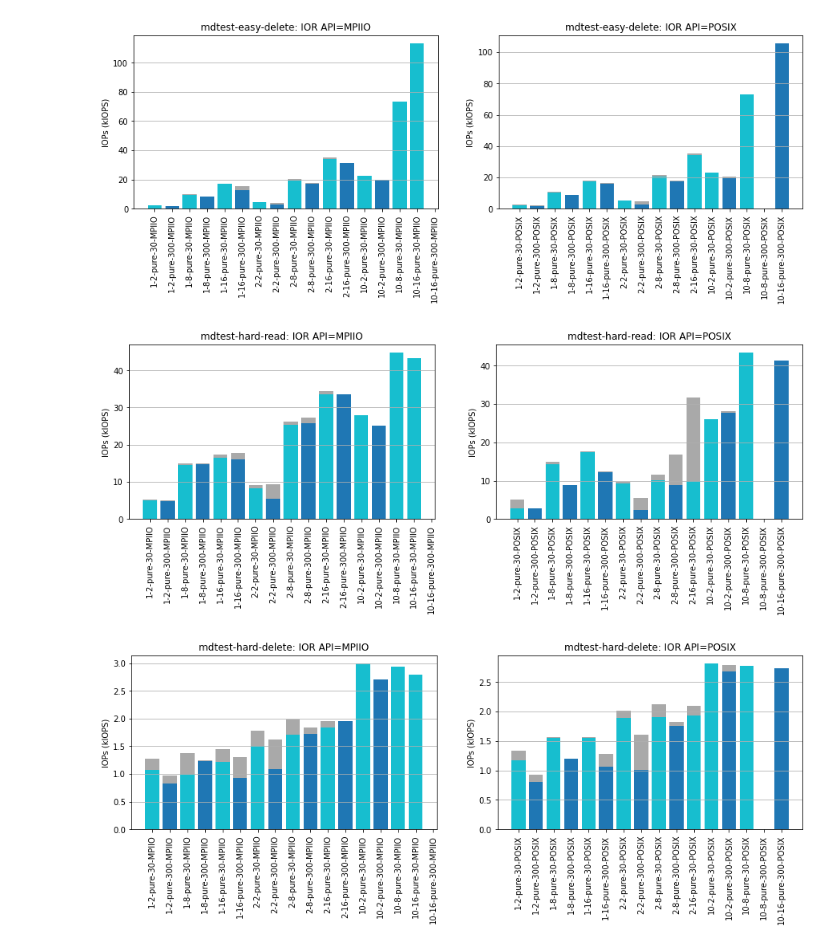
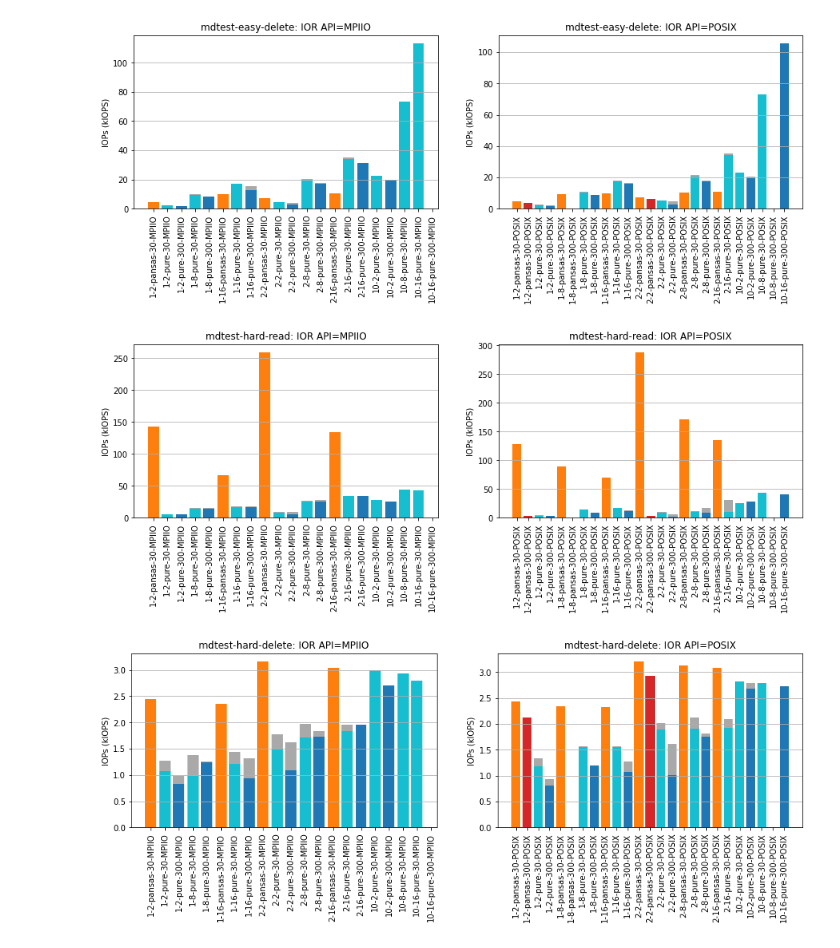
Before and after one commit to stackhpc/jasmin-fs-benchmark, a Jupyter notebook: io500/plotter.ipynb, the cells around one changed output. Drawn from its saved outputs; the diff is of its cells as text; code cells hidden in the pictures.

Commit message:
cope with multiple bar colours/pansas results plotter

```diff
--- a/io500/plotter.ipynb
+++ b/io500/plotter.ipynb
@@ -114,7 +114,12 @@ def split_tests(df):
 grouper = ['nodes', 'ntasks_per_node', 'filesystem.name', 'stonewall', 'ior_api']
 filtered_results = results
 metrics = split_tests(filtered_results)
-wallcolors = {30: 'C9', 300: 'C0'}
+color_options = { # for default cycle colours see https://matplotlib.org/stable/users/prev_whats_new/dflt_style_changes.html#colors-in-default-property-cycle
+                ('pure', 30): 'C9', # light blue
+                ('pure', 300): 'C0', # mid blue
+                ('pansas', 30): 'C1', # orange
+                ('pansas', 300): 'C3', # red
+}
 for im, (metric_name, metric) in enumerate(metrics.items()):
     for ic, col in enumerate(metric['cols']):
         col_results = metric['results'][descr_cols + [col]]
@@ -125,7 +130,8 @@ for im, (metric_name, metric) in enumerate(metrics.items()):
             ax = axs[ig]
             mins = group.groupby(grouper).min().reset_index() # reset ditches heirarchical index
             maxs = group.groupby(grouper).max().reset_index()
-            barcolors = [wallcolors[w] for w in mins['stonewall']] # TODO: FIXME:
+
+            barcolors = [color_options[z] for z in zip(mins['filesystem.name'], mins['stonewall'])]
 
             labels = mins[grouper].astype(str).agg('-'.join, axis='columns')
             y_pos=range(len(mins))
@@ -148,5 +154,5 @@ for im, (metric_name, metric) in enumerate(metrics.items()):
-[figure, old version]
+[figure, new version]
-[figure, old version]
+[figure, new version]
-[figure, old version]
+[figure, new version]
 # %%
 results.to_csv('all-results.csv')
```
Also changed, not shown: parts of 3 cells of this notebook.
